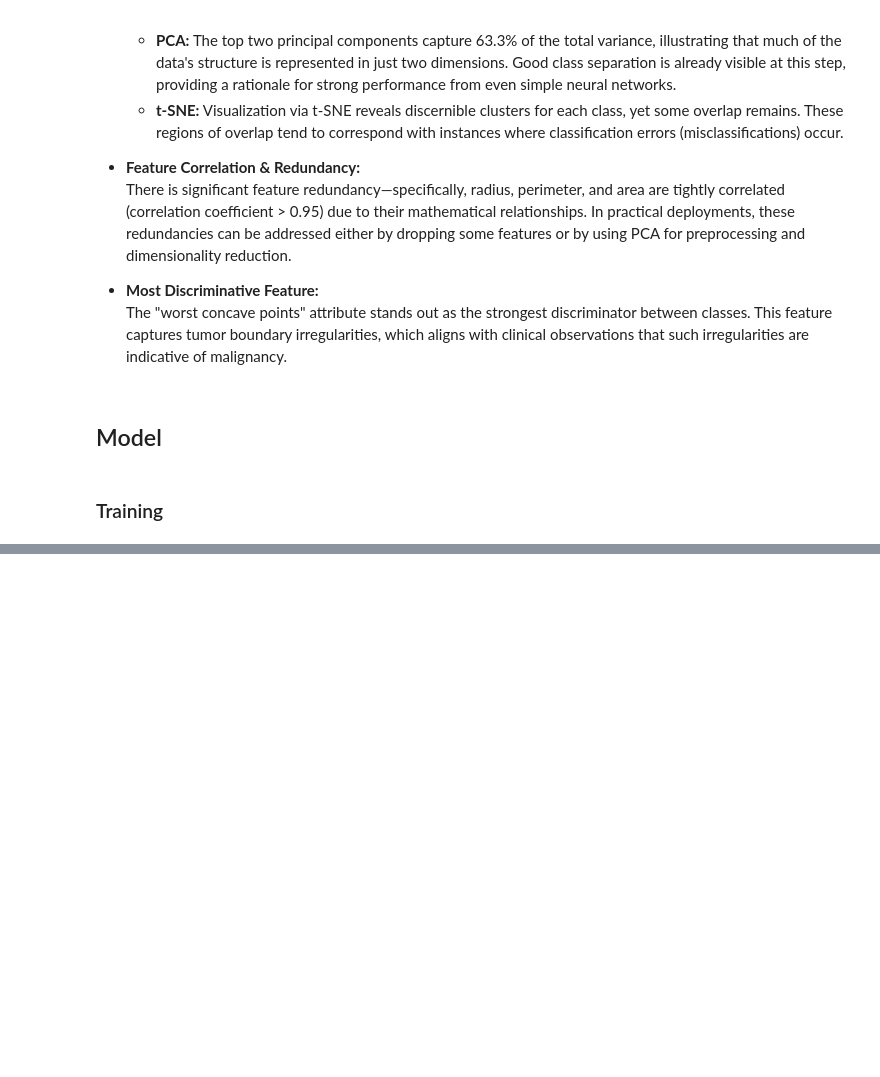
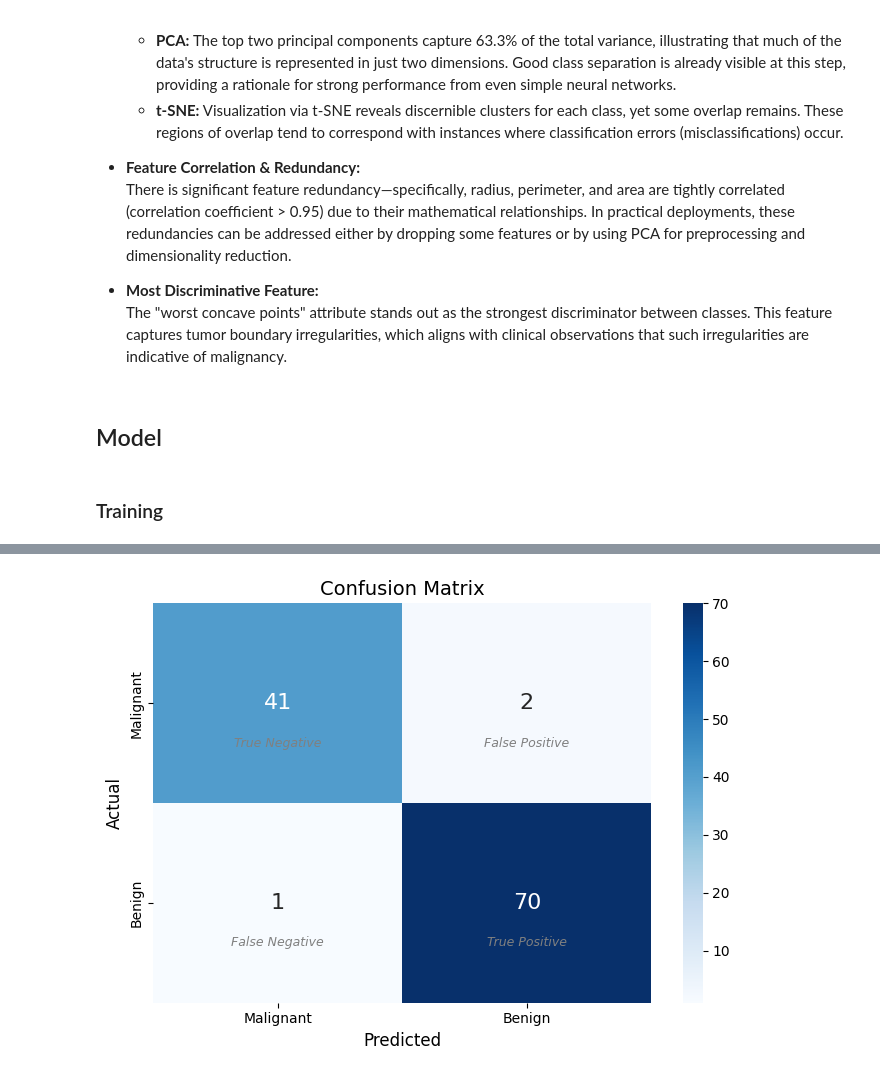
Before and after one commit to albipuliga/Cancer-Detection-Pytorch, a Jupyter notebook: src/nn.ipynb, the cells around one changed output, grey strips where cells are left out. Saved outputs shown, nothing was run; the diff lists cells and outputs as text; code cells hidden in the pictures; blank space fills up the shorter version.

```diff
--- a/src/nn.ipynb
+++ b/src/nn.ipynb
@@ -414,11 +497,0 @@ Epoch 50/53, Loss: 0.1149
-# %%
-# Final evaluation on held-out test set
-final_model.eval()
-with torch.no_grad():
-    test_logits = final_model(X_test_tensor)
-    test_loss = criterion(test_logits, y_test_tensor).item()
-    test_preds = torch.sigmoid(test_logits)
-    test_acc = ((test_preds >= 0.5) == y_test_tensor).float().mean().item()
-
-print(f"\nTest Loss:     {test_loss:.4f}")
-print(f"Test Accuracy: {test_acc:.4f}")
@@ -427,0 +546,41 @@ Test Accuracy: 0.9561
+# %%
+final_model.eval()
+with torch.no_grad():
+    test_logits = final_model(X_test_tensor)
+    test_probs = torch.sigmoid(test_logits).numpy()
+    test_preds = (test_probs >= 0.5).astype(int)
+# %%
+cm = confusion_matrix(y_test, test_preds)
+
+plt.figure(figsize=(7, 5))
+sns.heatmap(
+    cm,
+    annot=True,
+    fmt="d",
+    cmap="Blues",
+    xticklabels=["Malignant", "Benign"],
+    yticklabels=["Malignant", "Benign"],
+    annot_kws={"size": 16},
+)
+plt.xlabel("Predicted", fontsize=12)
+plt.ylabel("Actual", fontsize=12)
+plt.title("Confusion Matrix", fontsize=14)
+
+labels = [["True Negative", "False Positive"], ["False Negative", "True Positive"]]
+for i in range(2):
+    for j in range(2):
+        plt.text(
+            j + 0.5,
+            i + 0.7,
+            labels[i][j],
+            ha="center",
+            va="center",
+            fontsize=9,
+            color="gray",
+            style="italic",
+        )
+
+plt.tight_layout()
+plt.show()
+# %% [output]
+[figure, added]
```
Also changed, not shown: parts of 16 cells of this notebook.
